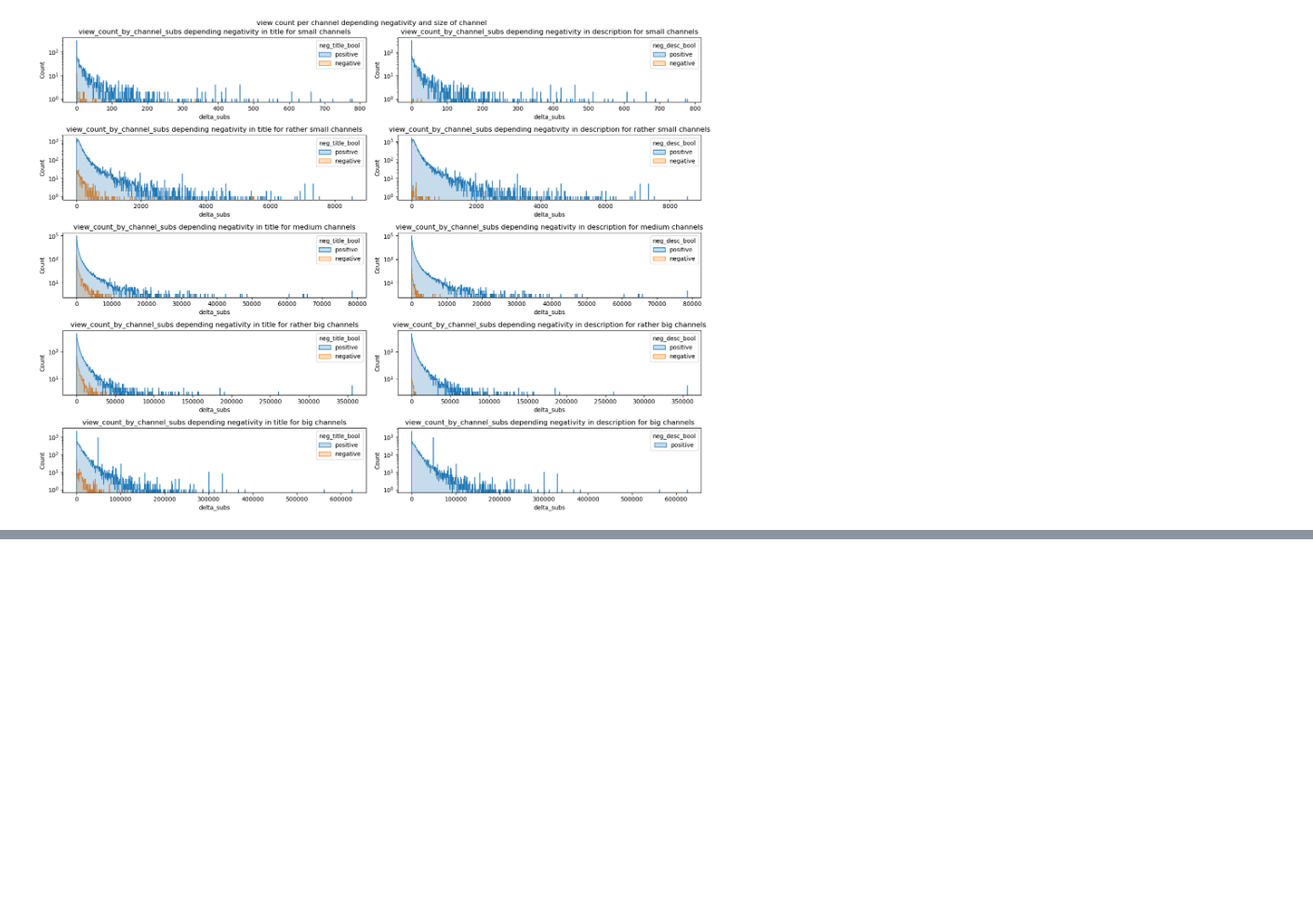
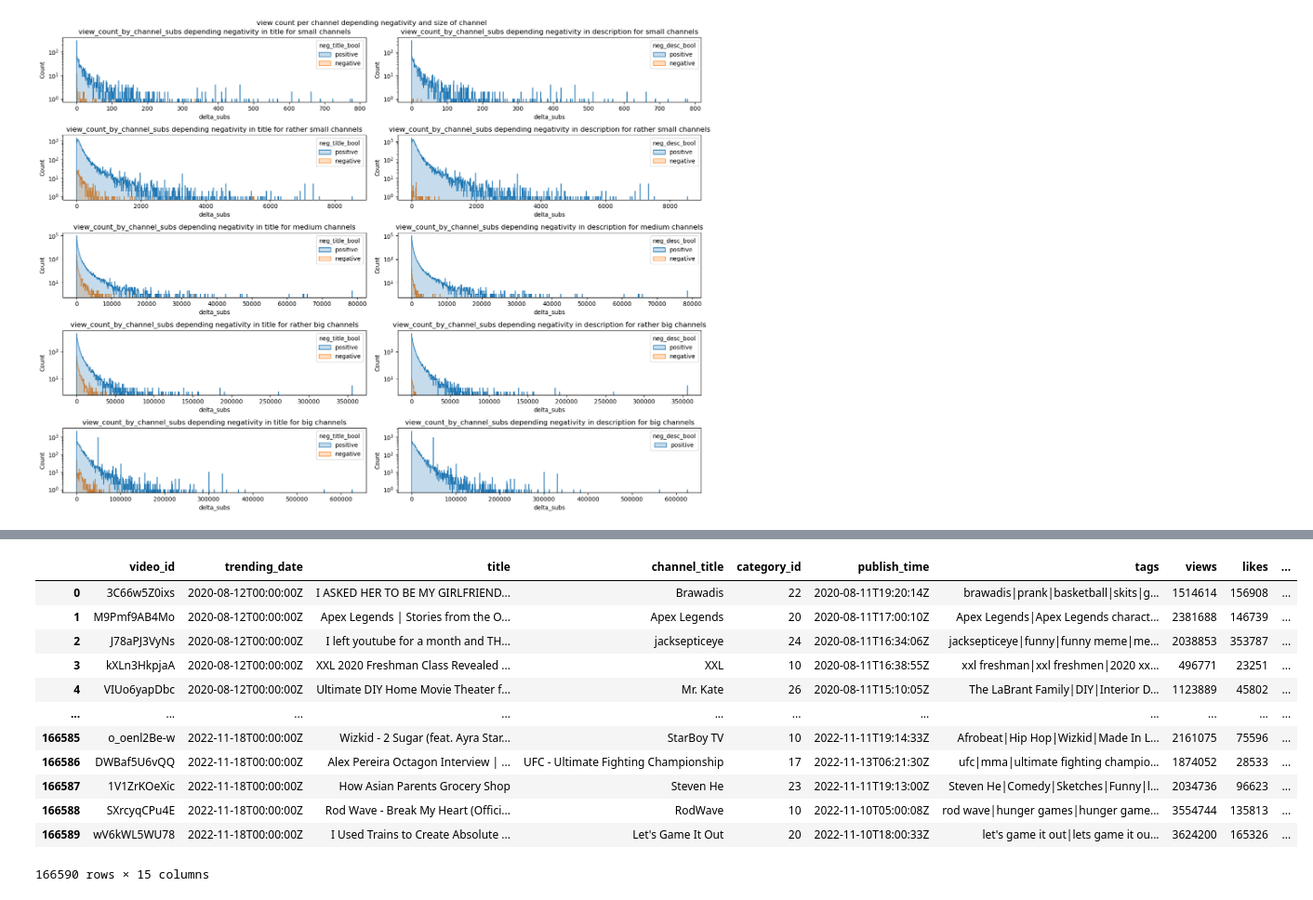
Before and after one commit to epfl-ada/ada-2022-project-adagang, a Jupyter notebook: exploration.ipynb, the cells around one changed output, grey strips where cells are left out. Shown at 93% size. Drawn from its saved outputs; the diff is of its cells as text; code cells hidden in the pictures; blank space fills up the shorter version.

```diff
--- a/exploration.ipynb
+++ b/exploration.ipynb
@@ -655,0 +796,20 @@ plt.show()
+# %%
+columns_titles = usvideos_2022.columns
+
+columns_titles_bis = []
+columns_titles_bis.append(columns_titles[0])
+columns_titles_bis.append(columns_titles[5])
+columns_titles_bis.append(columns_titles[1])
+columns_titles_bis.append(columns_titles[3])
+columns_titles_bis.append(columns_titles[4])
+columns_titles_bis.append(columns_titles[2])
+columns_titles_bis.append(columns_titles[6])
+columns_titles_bis.append(columns_titles[7])
+columns_titles_bis.append(columns_titles[8])
+columns_titles_bis.append(columns_titles[9])
+columns_titles_bis.append(columns_titles[10])
+columns_titles_bis.append(columns_titles[11])
+columns_titles_bis.append(columns_titles[12])
+columns_titles_bis.append(columns_titles[13])
+columns_titles_bis.append(columns_titles[14])
+usvideos_1718.columns
@@ -655,0 +843,16 @@ plt.show()
+# %%
+usvideos_2022
+# %% [output]
+|  | video_id | trending_date | title | channel_title | category_id | publish_time | tags | views | likes | ... |
+| 0 | 3C66w5Z0ixs | 2020-08-12T00:00:00Z | I ASKED HER TO BE MY GIRLFRIEND... | Brawadis | 22 | 2020-08-11T19:20:14Z | brawadis|prank|basketball|skits|g... | 1514614 | 156908 | ... |
+| 1 | M9Pmf9AB4Mo | 2020-08-12T00:00:00Z | Apex Legends | Stories from the O... | Apex Legends | 20 | 2020-08-11T17:00:10Z | Apex Legends|Apex Legends charact... | 2381688 | 146739 | ... |
+| 2 | J78aPJ3VyNs | 2020-08-12T00:00:00Z | I left youtube for a month and TH... | jacksepticeye | 24 | 2020-08-11T16:34:06Z | jacksepticeye|funny|funny meme|me... | 2038853 | 353787 | ... |
+| 3 | kXLn3HkpjaA | 2020-08-12T00:00:00Z | XXL 2020 Freshman Class Revealed ... | XXL | 10 | 2020-08-11T16:38:55Z | xxl freshman|xxl freshmen|2020 xx... | 496771 | 23251 | ... |
+| 4 | VIUo6yapDbc | 2020-08-12T00:00:00Z | Ultimate DIY Home Movie Theater f... | Mr. Kate | 26 | 2020-08-11T15:10:05Z | The LaBrant Family|DIY|Interior D... | 1123889 | 45802 | ... |
+| ... | ... | ... | ... | ... | ... | ... | ... | ... | ... | ... |
+| 166585 | o_oenl2Be-w | 2022-11-18T00:00:00Z | Wizkid - 2 Sugar (feat. Ayra Star... | StarBoy TV | 10 | 2022-11-11T19:14:33Z | Afrobeat|Hip Hop|Wizkid|Made In L... | 2161075 | 75596 | ... |
+| 166586 | DWBaf5U6vQQ | 2022-11-18T00:00:00Z | Alex Pereira Octagon Interview | ... | UFC - Ultimate Fighting Championship | 17 | 2022-11-13T06:21:30Z | ufc|mma|ultimate fighting champio... | 1874052 | 28533 | ... |
+| 166587 | 1V1ZrKOeXic | 2022-11-18T00:00:00Z | How Asian Parents Grocery Shop | Steven He | 23 | 2022-11-11T19:13:00Z | Steven He|Comedy|Sketches|Funny|l... | 2034736 | 96623 | ... |
+| 166588 | SXrcyqCPu4E | 2022-11-18T00:00:00Z | Rod Wave - Break My Heart (Offici... | RodWave | 10 | 2022-11-10T05:00:08Z | rod wave|hunger games|hunger game... | 3554744 | 135813 | ... |
+| 166589 | wV6kWL5WU78 | 2022-11-18T00:00:00Z | I Used Trains to Create Absolute ... | Let's Game It Out | 20 | 2022-11-10T18:00:33Z | let's game it out|lets game it ou... | 3624200 | 165326 | ... |
+166590 rows × 15 columns
```
Also changed, not shown: parts of 22 cells of this notebook.
